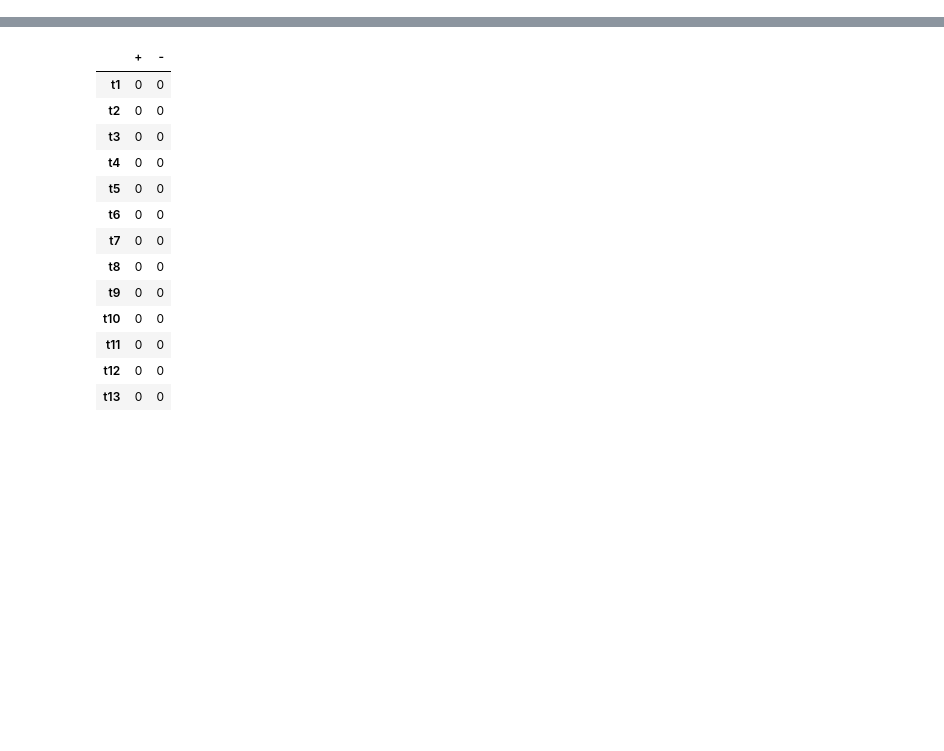
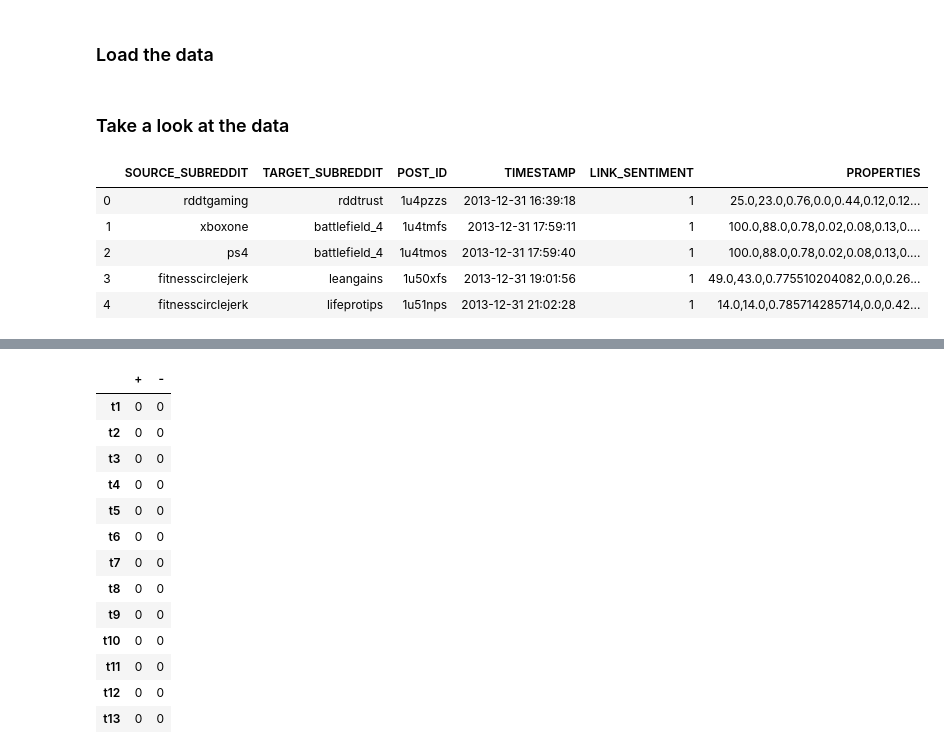
Before and after one commit to epfl-ada/ada-2020-project-milestone-p3-p3_wara9i, a Jupyter notebook: creative_extension.ipynb, the cells around one changed output, grey strips where cells are left out. Saved outputs shown, nothing was run; the diff lists cells and outputs as text; code cells hidden in the pictures; blank space fills up the shorter version.

```diff
--- a/creative_extension.ipynb
+++ b/creative_extension.ipynb
@@ -5,3 +5,21 @@ import pandas as pd
 import networkx as nx
 import itertools
 import numpy as np
+# %% [markdown]
+### Load the data
+# %%
+## Title hyperlinks
+title_links = pd.read_csv("Data/soc-redditHyperlinks-title.tsv",'\t')
+## Body hyperlinks
+body_links = pd.read_csv("Data/soc-redditHyperlinks-body.tsv",'\t')
+# %% [markdown]
+### Take a look at the data
+# %%
+title_links.head()
+# %% [output]
+|  | SOURCE_SUBREDDIT | TARGET_SUBREDDIT | POST_ID | TIMESTAMP | LINK_SENTIMENT | PROPERTIES |
+| 0 | rddtgaming | rddtrust | 1u4pzzs | 2013-12-31 16:39:18 | 1 | 25.0,23.0,0.76,0.0,0.44,0.12,0.12... |
+| 1 | xboxone | battlefield_4 | 1u4tmfs | 2013-12-31 17:59:11 | 1 | 100.0,88.0,0.78,0.02,0.08,0.13,0.... |
+| 2 | ps4 | battlefield_4 | 1u4tmos | 2013-12-31 17:59:40 | 1 | 100.0,88.0,0.78,0.02,0.08,0.13,0.... |
+| 3 | fitnesscirclejerk | leangains | 1u50xfs | 2013-12-31 19:01:56 | 1 | 49.0,43.0,0.775510204082,0.0,0.26... |
+| 4 | fitnesscirclejerk | lifeprotips | 1u51nps | 2013-12-31 21:02:28 | 1 | 14.0,14.0,0.785714285714,0.0,0.42... |
```
Also changed, not shown: parts of 26 cells of this notebook.
